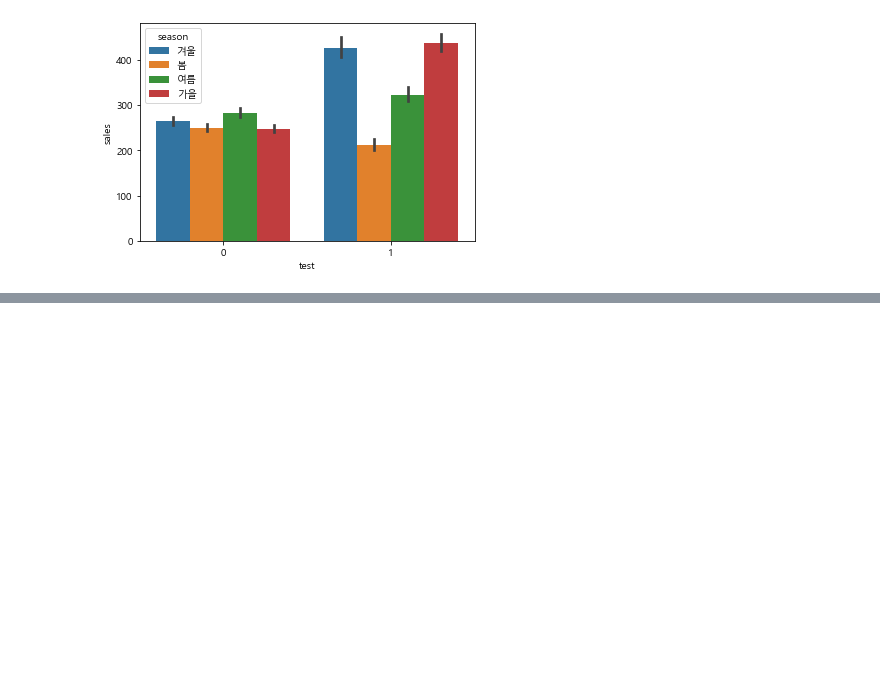
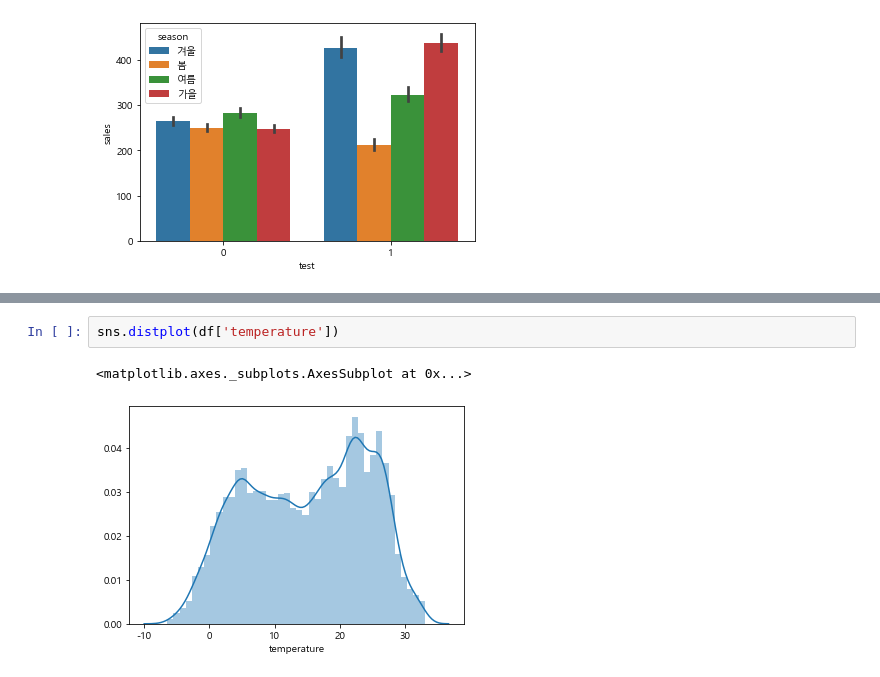
Before and after one commit to TaeHoon-Jin/B_C, a Jupyter notebook: Bigcontest_Visualization.ipynb, the cells around one changed output, grey strips where cells are left out. Saved outputs shown, nothing was run; the diff lists cells and outputs as text; blank space fills up the shorter version.

```diff
--- a/Bigcontest_Visualization.ipynb
+++ b/Bigcontest_Visualization.ipynb
@@ -153,0 +193,5 @@ for col in col_list:
+# %%
+sns.distplot(df['temperature'])
+# %% [output]
+<matplotlib.axes._subplots.AxesSubplot at 0x...>
+[figure, added]
```
Also changed, not shown: parts of 11 cells of this notebook.
